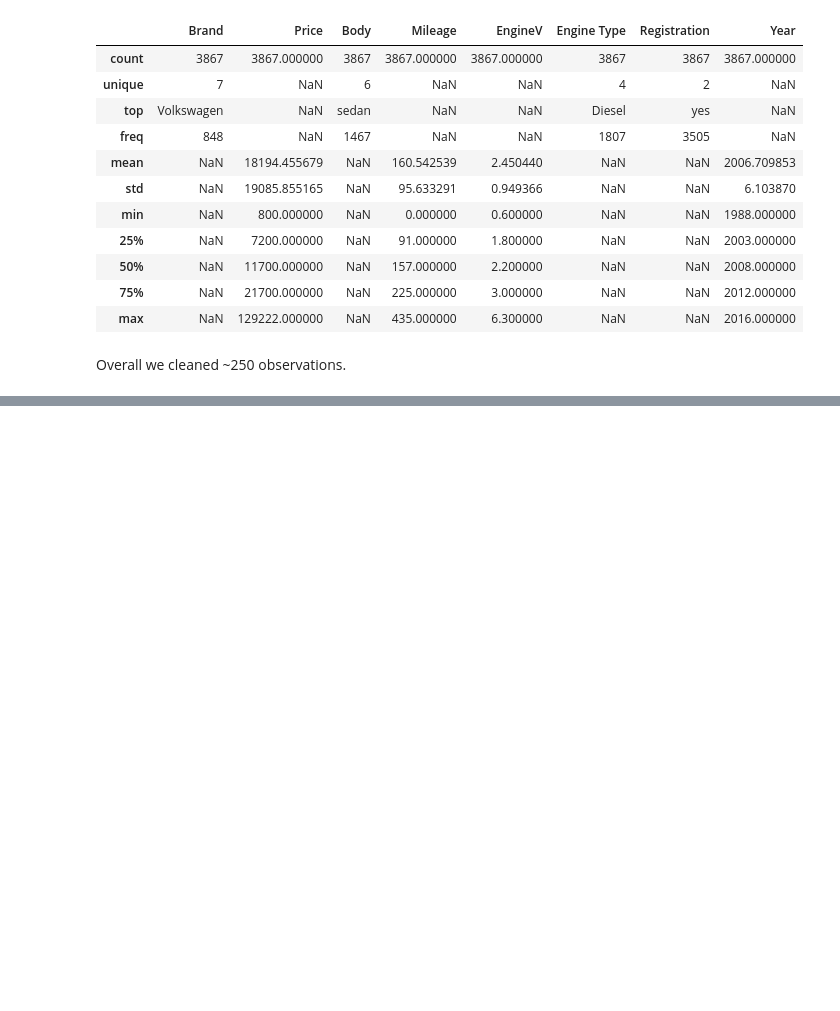
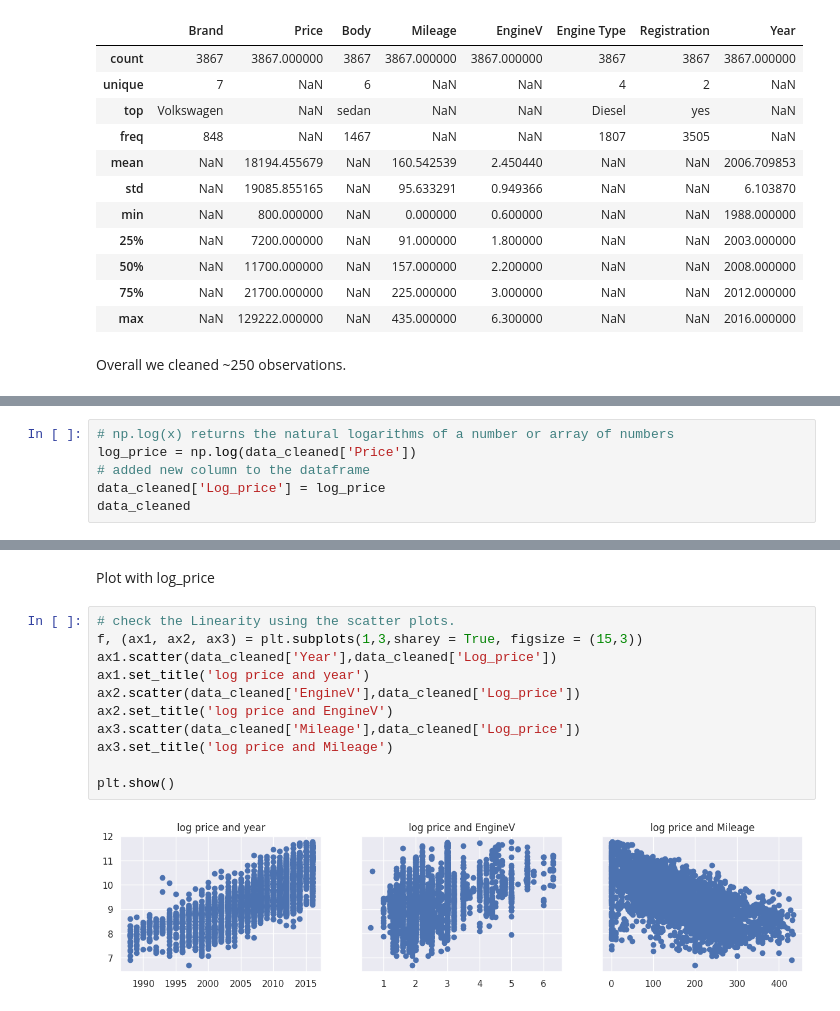
Before and after one commit to Hirusha99/Regression, a Jupyter notebook: Linear_Regression_Practicle_example.ipynb, the cells around one changed output, grey strips where cells are left out. Drawn from its saved outputs; the diff is of its cells as text; blank space fills up the shorter version.

```diff
--- a/Linear_Regression_Practicle_example.ipynb
+++ b/Linear_Regression_Practicle_example.ipynb
@@ -352,0 +420,6 @@ Overall we cleaned ~250 observations.
+# %%
+# np.log(x) returns the natural logarithms of a number or array of numbers
+log_price = np.log(data_cleaned['Price'])
+# added new column to the dataframe
+data_cleaned['Log_price'] = log_price
+data_cleaned
@@ -352,0 +440,15 @@ Overall we cleaned ~250 observations.
+# %% [markdown]
+Plot with log_price
+# %%
+# check the Linearity using the scatter plots.
+f, (ax1, ax2, ax3) = plt.subplots(1,3,sharey = True, figsize = (15,3))
+ax1.scatter(data_cleaned['Year'],data_cleaned['Log_price'])
+ax1.set_title('log price and year')
+ax2.scatter(data_cleaned['EngineV'],data_cleaned['Log_price'])
+ax2.set_title('log price and EngineV')
+ax3.scatter(data_cleaned['Mileage'],data_cleaned['Log_price'])
+ax3.set_title('log price and Mileage')
+
+plt.show()
+# %% [output]
+[figure, added]
```
Also changed, not shown: parts of 52 cells of this notebook.
